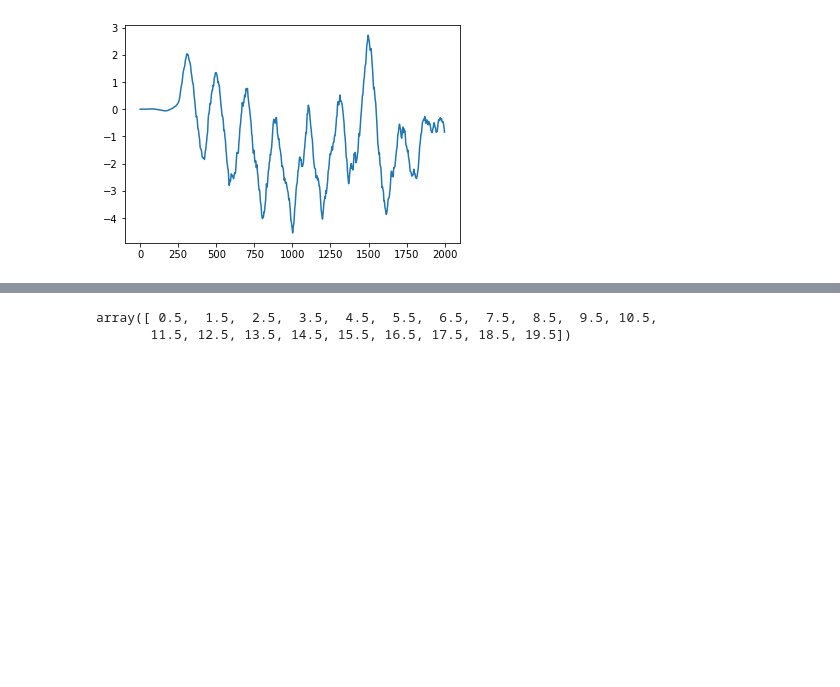
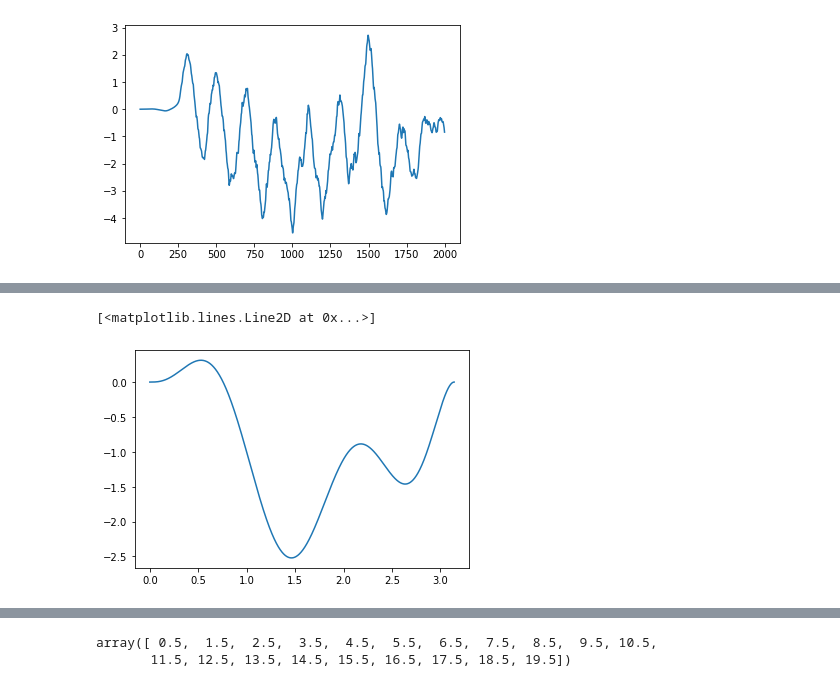
Before and after one commit to dibondar/superoscilations, a Jupyter notebook: superoscilations for quantum control/test.ipynb, the cells around one changed output, grey strips where cells are left out. Drawn from its saved outputs; the diff is of its cells as text; code cells hidden in the pictures; blank space fills up the shorter version.

```diff
--- a/superoscilations for quantum control/test.ipynb
+++ b/superoscilations for quantum control/test.ipynb
@@ -22,0 +44,28 @@ plt.show()
+# %%
+# number of pulses to use
+n = 4
+
+def superoscilating_pulse(t, *args):
+
+    ampl = args[:n]
+    phase = args[n:]
+    freq = np.linspace(10, 20, n)
+
+    return sum(a * Phi(t, f, s) for a, f, s in zip(ampl, phase, freq))
+# %%
+popt, pcov = curve_fit(
+    superoscilating_pulse,
+    t,
+    tracking_phi,
+    p0=np.random.rand(2 *n),
+    max_nfev=10000,
+    bounds=(
+        np.append(np.zeros(n), t.min() * np.ones(n)),
+        np.append(np.inf * np.ones(n), t.max() * np.ones(n)),
+    )
+)
+# %%
+plt.plot(t, superoscilating_pulse(t, *popt))
+# %% [output]
+[<matplotlib.lines.Line2D at 0x...>]
+[figure, added]
```
Also changed, not shown: parts of 10 cells of this notebook.
